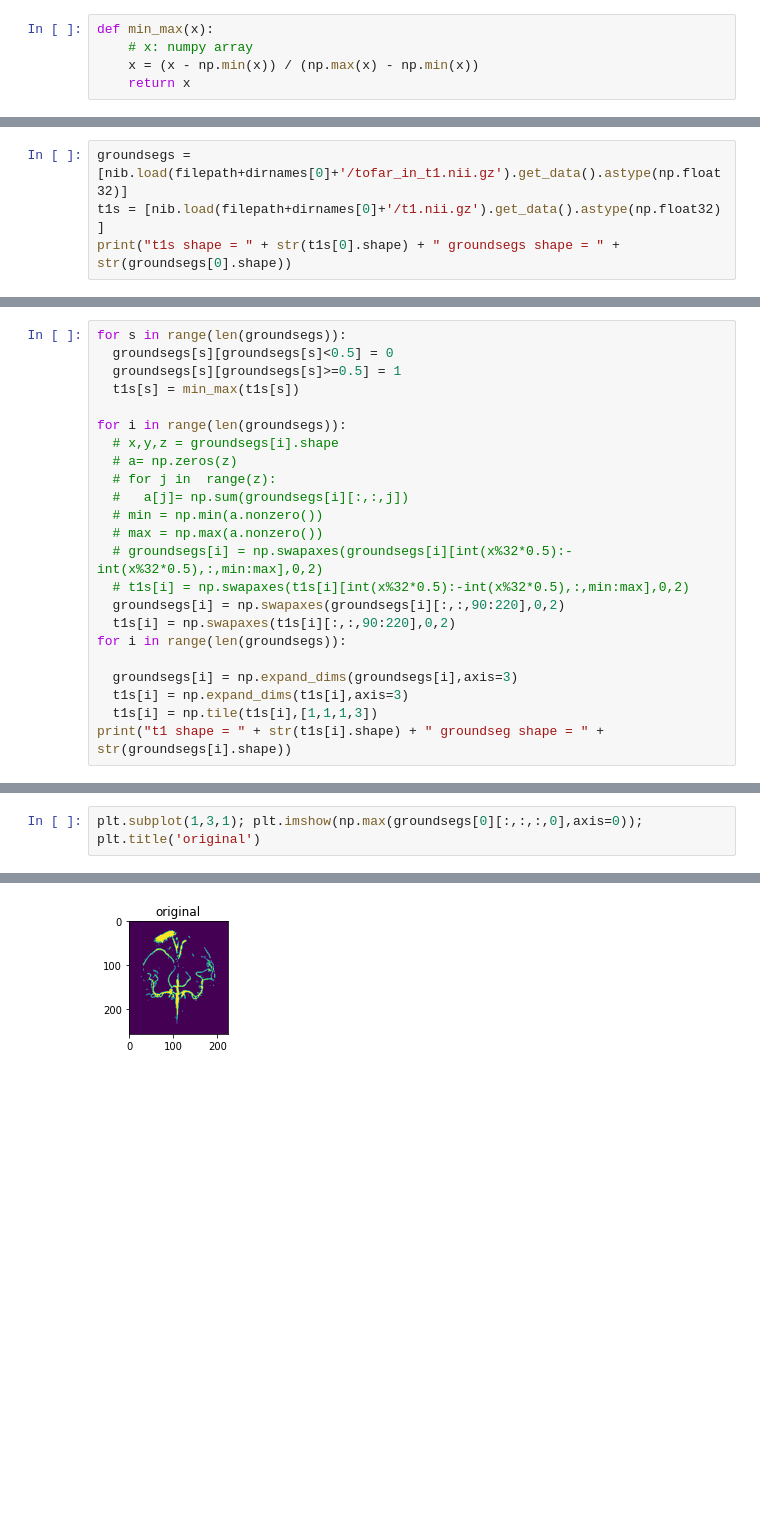
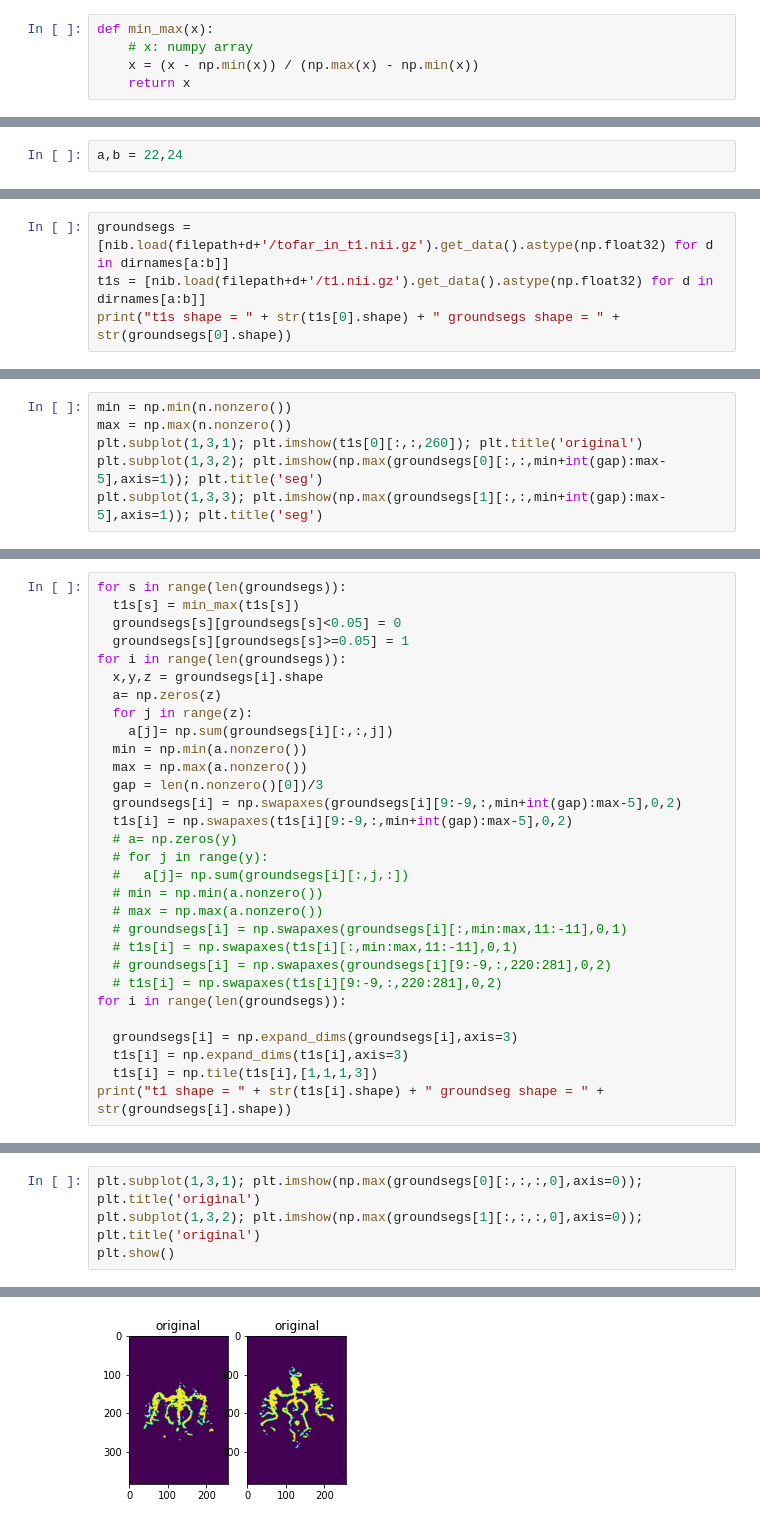
Before and after one commit to Malaaaa/final, a Jupyter notebook: art.ipynb, the cells around one changed output, grey strips where cells are left out. Drawn from its saved outputs; the diff is of its cells as text; blank space fills up the shorter version.

```diff
--- a/art.ipynb
+++ b/art.ipynb
@@ -65,0 +85,2 @@ model = tf.keras.models.load_model('/content/drive/MyDrive/saved_model/9Adamax',
+# %%
+a,b = 22,24
@@ -66,6 +91,6 @@ model = tf.keras.models.load_model('/content/drive/MyDrive/saved_model/9Adamax',
 # %%
-groundsegs = [nib.load(filepath+dirnames[0]+'/tofar_in_t1.nii.gz').get_data().astype(np.float32)]
-t1s = [nib.load(filepath+dirnames[0]+'/t1.nii.gz').get_data().astype(np.float32) ]
+groundsegs = [nib.load(filepath+d+'/tofar_in_t1.nii.gz').get_data().astype(np.float32) for d in dirnames[a:b]]
+t1s = [nib.load(filepath+d+'/t1.nii.gz').get_data().astype(np.float32) for d in dirnames[a:b]]
 print("t1s shape = " + str(t1s[0].shape) + " groundsegs shape = " + str(groundsegs[0].shape))
 # %% [output]
 * deprecated from version: 3.0
@@ -77,0 +123,6 @@ t1s shape = (224, 256, 256) groundsegs shape = (224, 256, 256)
+# %%
+min = np.min(n.nonzero())
+max = np.max(n.nonzero())
+plt.subplot(1,3,1); plt.imshow(t1s[0][:,:,260]); plt.title('original')
+plt.subplot(1,3,2); plt.imshow(np.max(groundsegs[0][:,:,min+int(gap):max-5],axis=1)); plt.title('seg')
+plt.subplot(1,3,3); plt.imshow(np.max(groundsegs[1][:,:,min+int(gap):max-5],axis=1)); plt.title('seg')
@@ -78,20 +132,27 @@ t1s shape = (224, 256, 256) groundsegs shape = (224, 256, 256)
 # %%
 for s in range(len(groundsegs)):
-  groundsegs[s][groundsegs[s]<0.5] = 0
-  groundsegs[s][groundsegs[s]>=0.5] = 1
   t1s[s] = min_max(t1s[s])
-
+  groundsegs[s][groundsegs[s]<0.05] = 0
+  groundsegs[s][groundsegs[s]>=0.05] = 1
 for i in range(len(groundsegs)):
-  # x,y,z = groundsegs[i].shape
-  # a= np.zeros(z)
-  # for j in  range(z):
-  #   a[j]= np.sum(groundsegs[i][:,:,j])
+  x,y,z = groundsegs[i].shape
+  a= np.zeros(z)
+  for j in range(z):
+    a[j]= np.sum(groundsegs[i][:,:,j])
+  min = np.min(a.nonzero())
+  max = np.max(a.nonzero())
+  gap = len(n.nonzero()[0])/3
+  groundsegs[i] = np.swapaxes(groundsegs[i][9:-9,:,min+int(gap):max-5],0,2)
+  t1s[i] = np.swapaxes(t1s[i][9:-9,:,min+int(gap):max-5],0,2)
+  # a= np.zeros(y)
+  # for j in range(y):
+  #   a[j]= np.sum(groundsegs[i][:,j,:])
   # min = np.min(a.nonzero())
   # max = np.max(a.nonzero())
-  # groundsegs[i] = np.swapaxes(groundsegs[i][int(x%32*0.5):-int(x%32*0.5),:,min:max],0,2)
-  # t1s[i] = np.swapaxes(t1s[i][int(x%32*0.5):-int(x%32*0.5),:,min:max],0,2)
-  groundsegs[i] = np.swapaxes(groundsegs[i][:,:,90:220],0,2)
-  t1s[i] = np.swapaxes(t1s[i][:,:,90:220],0,2)
+  # groundsegs[i] = np.swapaxes(groundsegs[i][:,min:max,11:-11],0,1)
+  # t1s[i] = np.swapaxes(t1s[i][:,min:max,11:-11],0,1)
+  # groundsegs[i] = np.swapaxes(groundsegs[i][9:-9,:,220:281],0,2)
+  # t1s[i] = np.swapaxes(t1s[i][9:-9,:,220:281],0,2)
 for i in range(len(groundsegs)):
 
   groundsegs[i] = np.expand_dims(groundsegs[i],axis=3)
@@ -103,3 +164,5 @@ t1 shape = (130, 256, 224, 3) groundseg shape = (130, 256, 224, 1)
 # %%
 plt.subplot(1,3,1); plt.imshow(np.max(groundsegs[0][:,:,:,0],axis=0)); plt.title('original')
+plt.subplot(1,3,2); plt.imshow(np.max(groundsegs[1][:,:,:,0],axis=0)); plt.title('original')
+plt.show()
 # %% [output]
@@ -107 +169 @@ Text(0.5, 1.0, 'original')
-[figure, old version]
+[figure, new version]
```
Also changed, not shown: parts of 33 cells of this notebook.
